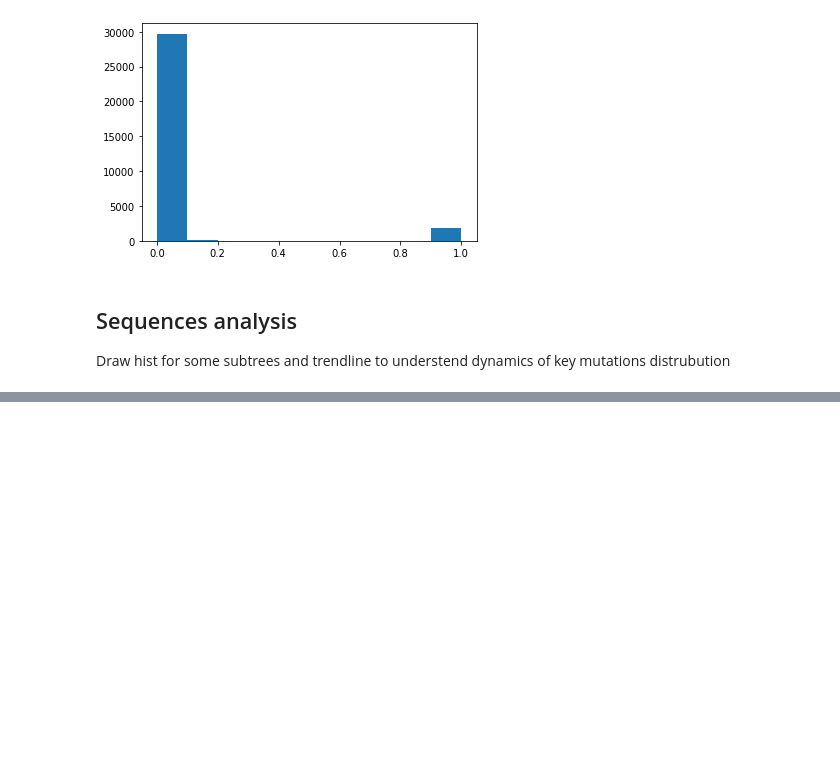
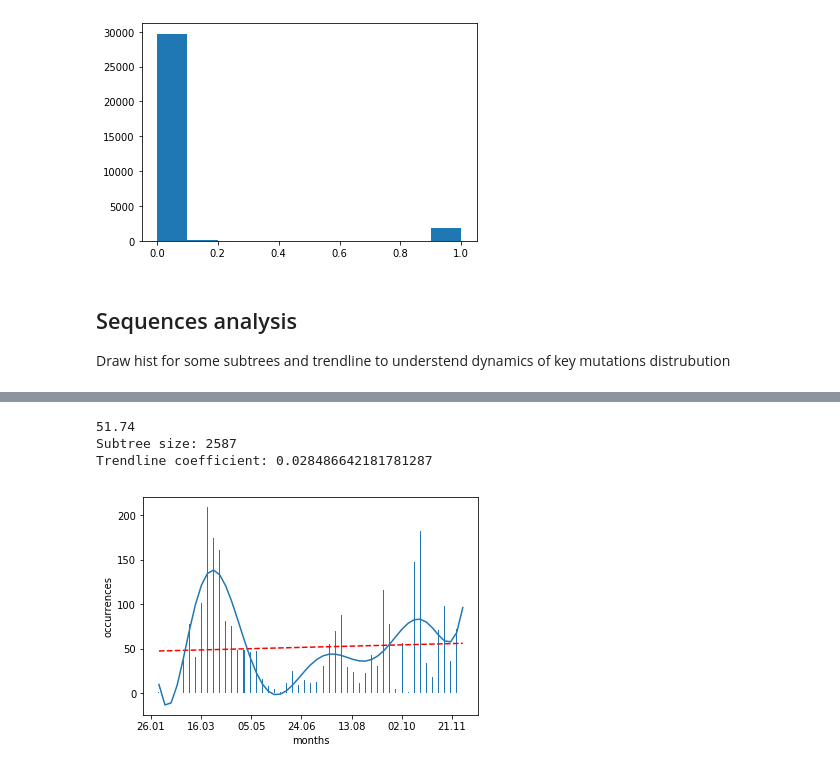
Before and after one commit to pashatyl/covid-active-mutations-research, a Jupyter notebook: COVID.ipynb, the cells around one changed output, grey strips where cells are left out. Drawn from its saved outputs; the diff is of its cells as text; code cells hidden in the pictures; blank space fills up the shorter version.

```diff
--- a/COVID.ipynb
+++ b/COVID.ipynb
@@ -187,3 +237,13 @@ Trendline coefficient: 0.028486642181781287
+# %%
+leaves = tree2.get_leaf_names()
+n, bins = prepare_hist(leaves, 50)
+approx_p, m = prepare_approx(n, bins)
+draw_date_histogramm_by_subtree(leaves, approx_p, m, bins[0], force_draw=True)
+# %% [output]
+51.74
+Subtree size: 2587
+Trendline coefficient: 0.028486642181781287
+[figure, added]
 # %%
 import os
 
```
Also changed, not shown: parts of 6 cells of this notebook.
